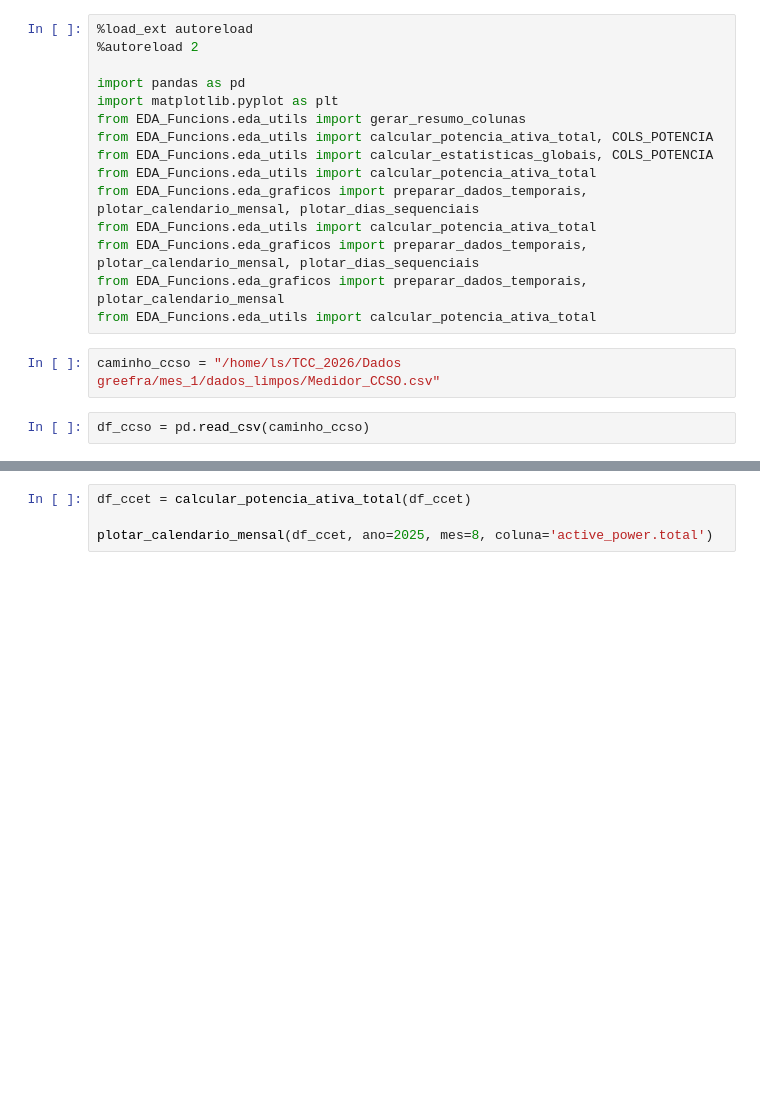
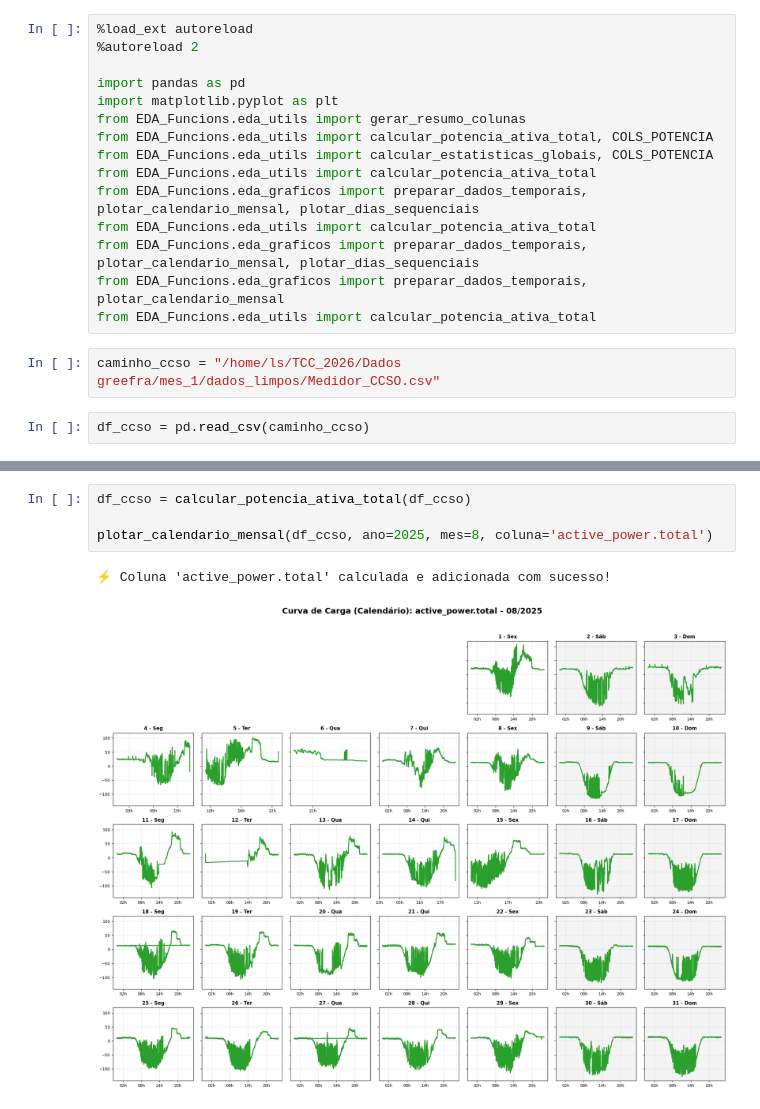
Before and after one commit to juanalistapablo/Analysis-of-IoT-Sensors-from-GreenFramework, a Jupyter notebook: mes_1/EDA_CCSO.ipynb, the cells around one changed output, grey strips where cells are left out. Drawn from its saved outputs; the diff is of its cells as text; blank space fills up the shorter version.

```diff
--- a/mes_1/EDA_CCSO.ipynb
+++ b/mes_1/EDA_CCSO.ipynb
@@ -31,5 +31,8 @@ plotar_dias_sequenciais(df_ccso, ano=2025, mes=8, coluna='active_power.total')
 [figure]
 # %%
-df_ccet = calcular_potencia_ativa_total(df_ccet)
+df_ccso = calcular_potencia_ativa_total(df_ccso)
 
-plotar_calendario_mensal(df_ccet, ano=2025, mes=8, coluna='active_power.total')
+plotar_calendario_mensal(df_ccso, ano=2025, mes=8, coluna='active_power.total')
+# %% [output]
+⚡ Coluna 'active_power.total' calculada e adicionada com sucesso!
+[figure, added]
```
Also changed, not shown: parts of 1 cell of this notebook, 2 other files.
